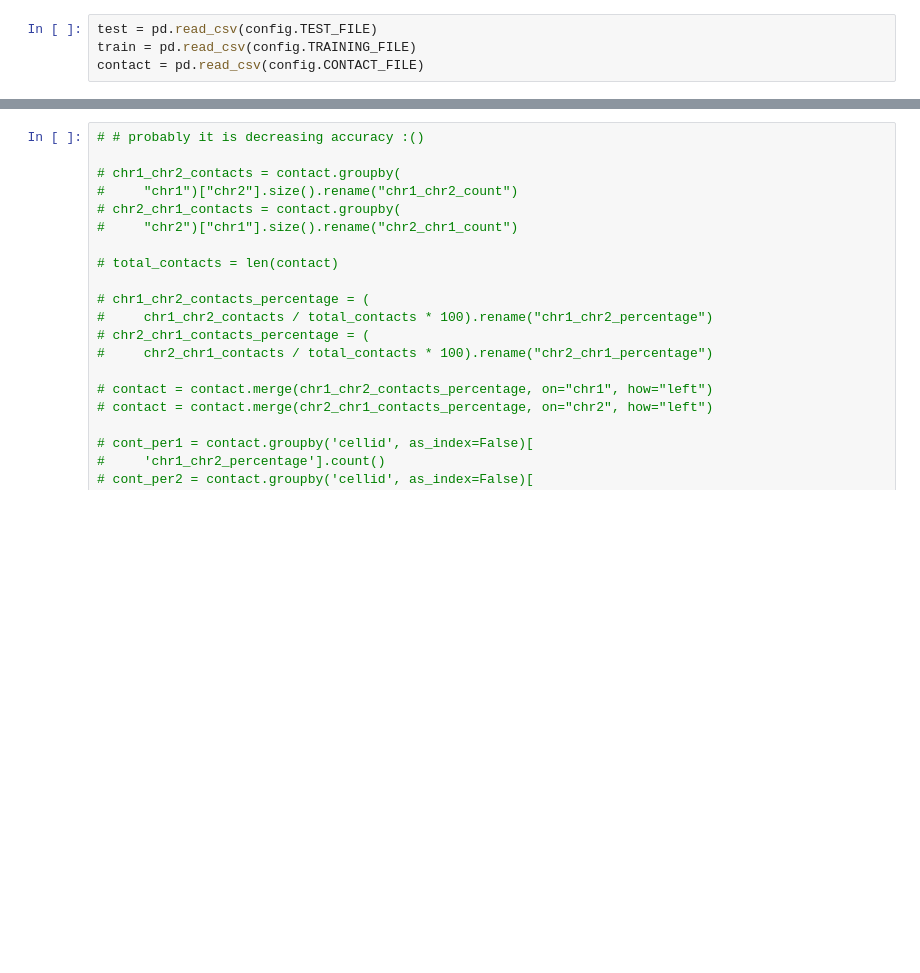
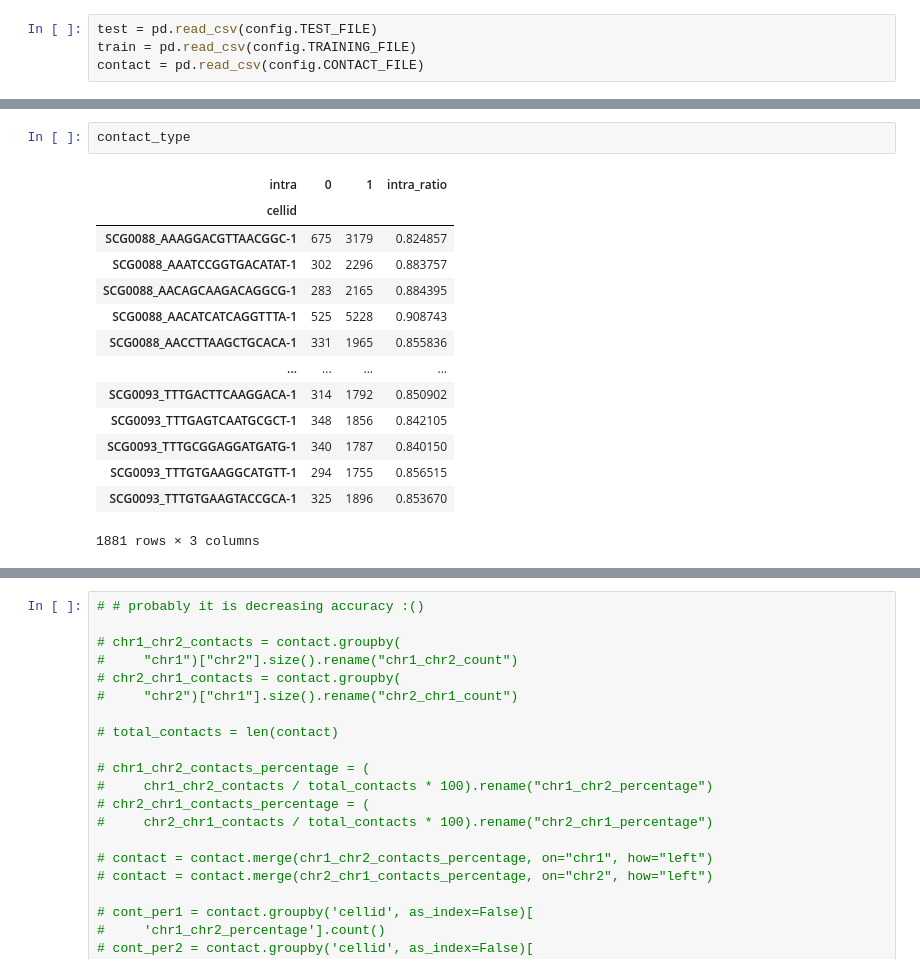
Before and after one commit to yahorlahunovich/wb-project, a Jupyter notebook: notebooks/feature_engineering_yahor.ipynb, the cells around one changed output, grey strips where cells are left out. Saved outputs shown, nothing was run; the diff lists cells and outputs as text; blank space fills up the shorter version.

```diff
--- a/notebooks/feature_engineering_yahor.ipynb
+++ b/notebooks/feature_engineering_yahor.ipynb
@@ -41,0 +90,17 @@ contact.head()
+# %%
+contact_type
+# %% [output]
+| intra | 0 | 1 | intra_ratio |
+| cellid |  |  |  |
+| SCG0088_AAAGGACGTTAACGGC-1 | 675 | 3179 | 0.824857 |
+| SCG0088_AAATCCGGTGACATAT-1 | 302 | 2296 | 0.883757 |
+| SCG0088_AACAGCAAGACAGGCG-1 | 283 | 2165 | 0.884395 |
+| SCG0088_AACATCATCAGGTTTA-1 | 525 | 5228 | 0.908743 |
+| SCG0088_AACCTTAAGCTGCACA-1 | 331 | 1965 | 0.855836 |
+| ... | ... | ... | ... |
+| SCG0093_TTTGACTTCAAGGACA-1 | 314 | 1792 | 0.850902 |
+| SCG0093_TTTGAGTCAATGCGCT-1 | 348 | 1856 | 0.842105 |
+| SCG0093_TTTGCGGAGGATGATG-1 | 340 | 1787 | 0.840150 |
+| SCG0093_TTTGTGAAGGCATGTT-1 | 294 | 1755 | 0.856515 |
+| SCG0093_TTTGTGAAGTACCGCA-1 | 325 | 1896 | 0.853670 |
+1881 rows × 3 columns
```
Also changed, not shown: parts of 30 cells of this notebook.
